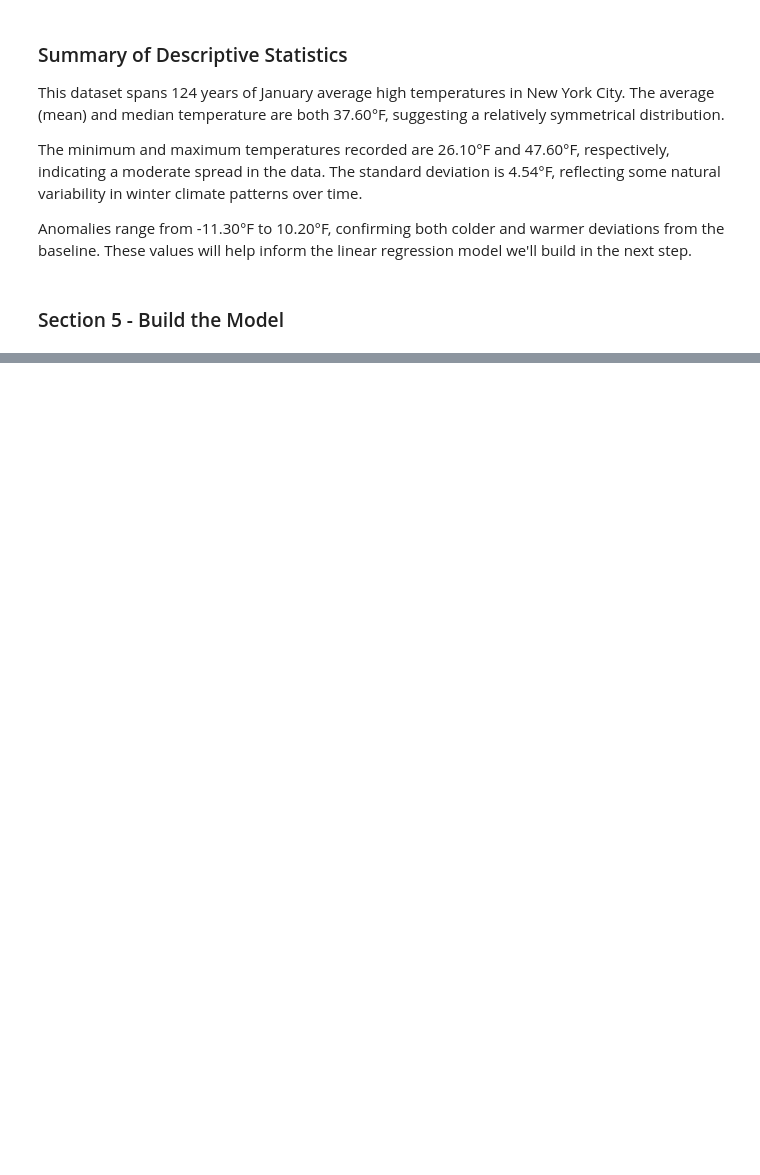
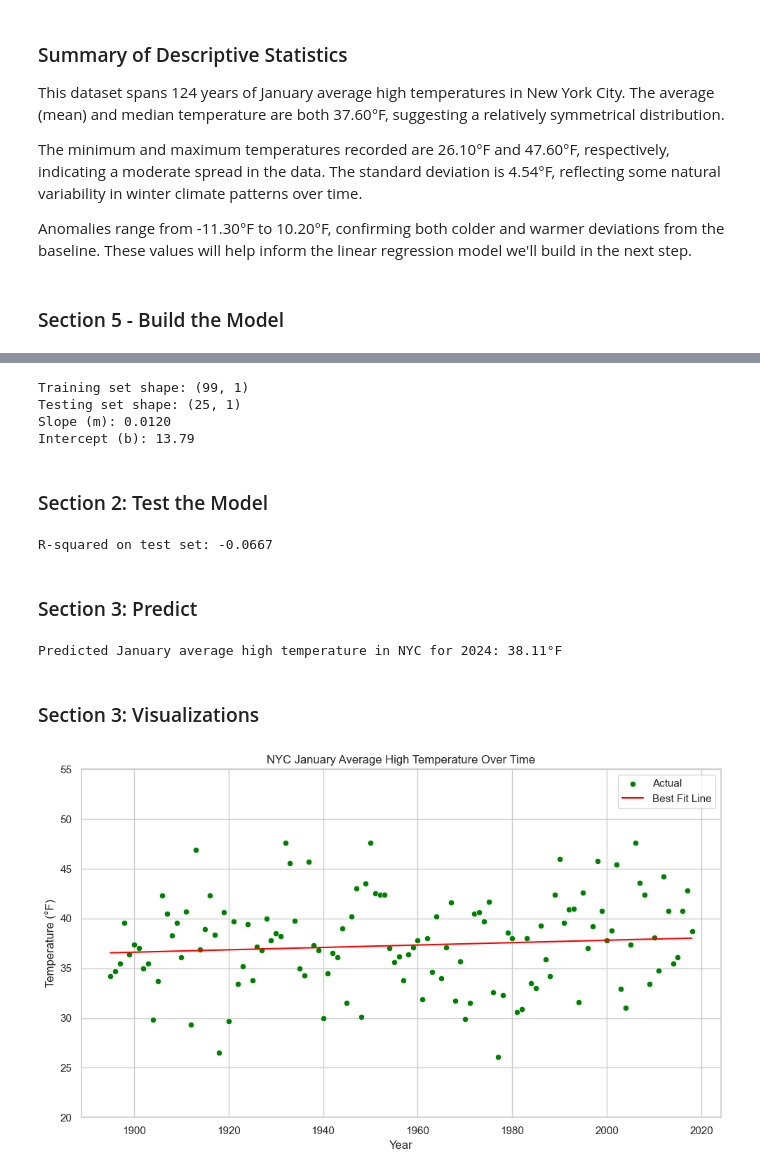
Before and after one commit to Kiruthikaa2512/datafun-07-ml, a Jupyter notebook: kiru_ml.ipynb, the cells around one changed output, grey strips where cells are left out. Drawn from its saved outputs; the diff is of its cells as text; code cells hidden in the pictures; blank space fills up the shorter version.

```diff
--- a/kiru_ml.ipynb
+++ b/kiru_ml.ipynb
@@ -148,0 +201,61 @@ ValueError: Cannot calculate a linear regression if all x values are identical
+# %%
+# Prepare features and target
+x=nyc_df[['Year']]
+y=nyc_df['Temperature']
+
+# Split the data into training and testing sets
+X_train, X_test, y_train, y_test = train_test_split(x,y, test_size=0.2, random_state=42)
+print("Training set shape:", X_train.shape)
+print("Testing set shape:", X_test.shape)
+
+# Create and train the linear regression model
+model = LinearRegression()
+model.fit(X_train, y_train)
+
+# Print the model's coefficients
+print(f"Slope (m): {model.coef_[0]:.4f}")
+print(f"Intercept (b): {model.intercept_:.2f}")
+# %% [output]
+Training set shape: (99, 1)
+Testing set shape: (25, 1)
+Slope (m): 0.0120
+Intercept (b): 13.79
+# %% [markdown]
+### Section 2: Test the Model
+# %%
+# Evaluate model performance using R-squared
+r_squared = model.score(X_test, y_test)
+print(f"R-squared on test set: {r_squared:.4f}")
+# %% [output]
+R-squared on test set: -0.0667
+# %% [markdown]
+### Section 3: Predict
+# %%
+# Predict the NYC average high in Jan 2024
+future_year = pd.DataFrame([[2024]], columns=['Year'])
+predicted_temp = model.predict(future_year)
+
+print(f"Predicted January average high temperature in NYC for 2024: {predicted_temp[0]:.2f}°F")
+# %% [output]
+Predicted January average high temperature in NYC for 2024: 38.11°F
+# %% [markdown]
+### Section 3: Visualizations
+# %%
+# Plot the original data
+sns.set_theme(style="whitegrid")
+plt.figure(figsize=(10, 6))
+sns.scatterplot(x='Year', y='Temperature', data=nyc_df, color= 'green', label='Actual')
+
+# Plot the regression line using model prediction
+nyc_df['Predicted'] = model.predict(nyc_df[['Year']])
+sns.lineplot(x='Year', y='Predicted', data=nyc_df, color='red', label='Best Fit Line')
+
+plt.title("NYC January Average High Temperature Over Time")
+plt.xlabel("Year")
+plt.ylabel("Temperature (°F)")
+plt.ylim(20, 55)
+plt.legend()
+plt.tight_layout()
+plt.show()
+# %% [output]
+[figure, added]
```
Also changed, not shown: parts of 12 cells of this notebook.
